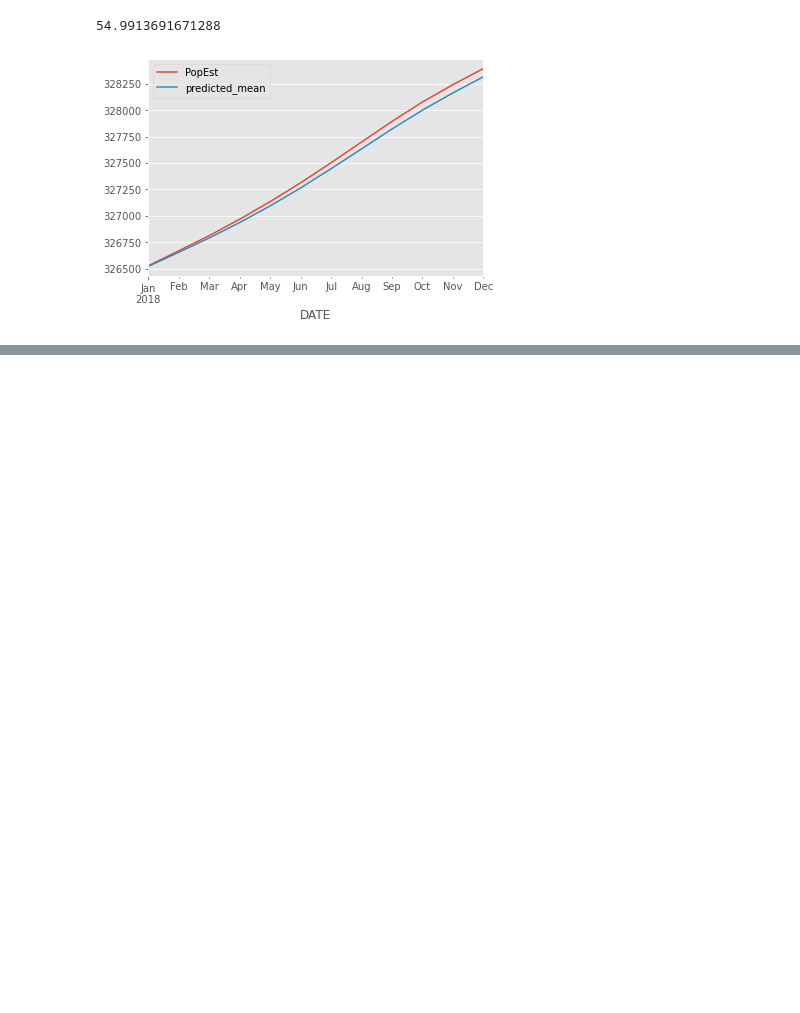
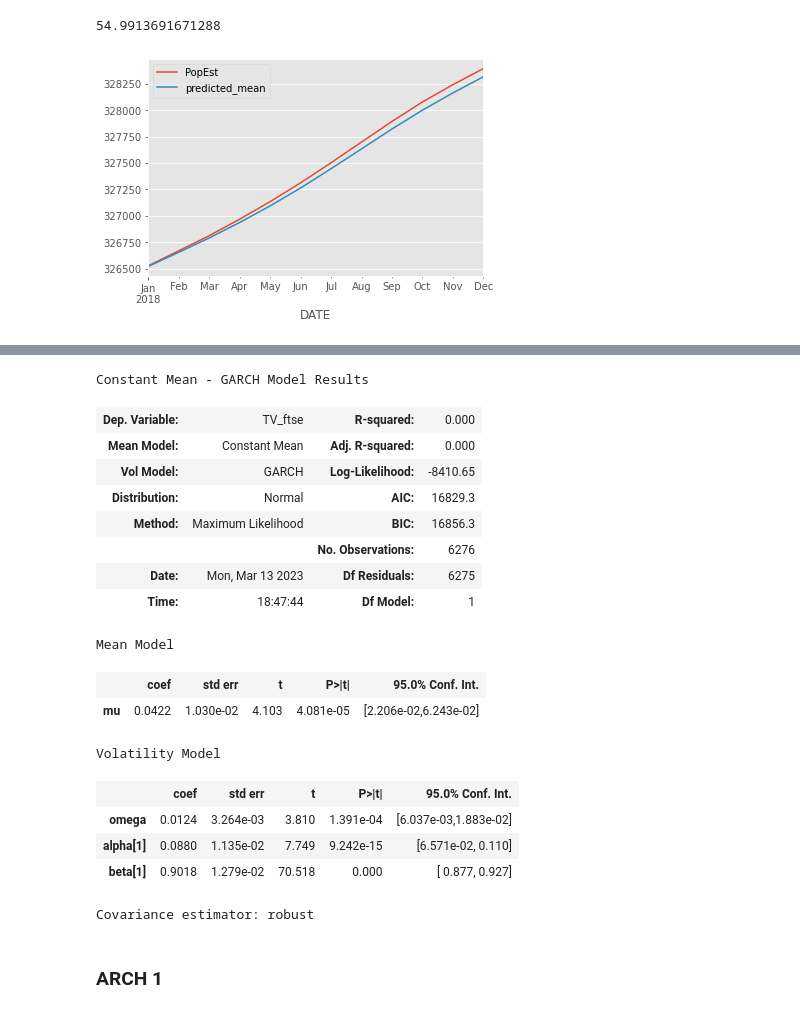
Before and after one commit to felixballestergoytia/Bootcamp_Sep2022, a Jupyter notebook: Seires Temporales/series_Temporales.ipynb, the cells around one changed output, grey strips where cells are left out. Drawn from its saved outputs; the diff is of its cells as text; code cells hidden in the pictures; blank space fills up the shorter version.

```diff
--- a/Seires Temporales/series_Temporales.ipynb
+++ b/Seires Temporales/series_Temporales.ipynb
@@ -555,0 +644,4 @@ plt.show()
+# %%
+## Arch
+model_arch=arch_model(df.TV_ftse[1:])
+result_arch=model_arch.fit()
@@ -555,0 +666,23 @@ plt.show()
+# %%
+result_arch.summary()
+# %% [output]
+Constant Mean - GARCH Model Results
+| Dep. Variable: | TV_ftse | R-squared: | 0.000 |
+| Mean Model: | Constant Mean | Adj. R-squared: | 0.000 |
+| Vol Model: | GARCH | Log-Likelihood: | -8410.65 |
+| Distribution: | Normal | AIC: | 16829.3 |
+| Method: | Maximum Likelihood | BIC: | 16856.3 |
+|  |  | No. Observations: | 6276 |
+| Date: | Mon, Mar 13 2023 | Df Residuals: | 6275 |
+| Time: | 18:47:44 | Df Model: | 1 |
+Mean Model
+|  | coef | std err | t | P>|t| | 95.0% Conf. Int. |
+| mu | 0.0422 | 1.030e-02 | 4.103 | 4.081e-05 | [2.206e-02,6.243e-02] |
+Volatility Model
+|  | coef | std err | t | P>|t| | 95.0% Conf. Int. |
+| omega | 0.0124 | 3.264e-03 | 3.810 | 1.391e-04 | [6.037e-03,1.883e-02] |
+| alpha[1] | 0.0880 | 1.135e-02 | 7.749 | 9.242e-15 | [6.571e-02, 0.110] |
+| beta[1] | 0.9018 | 1.279e-02 | 70.518 | 0.000 | [ 0.877, 0.927] |
+Covariance estimator: robust
+# %% [markdown]
+### ARCH 1
```
Also changed, not shown: parts of 30 cells of this notebook.
